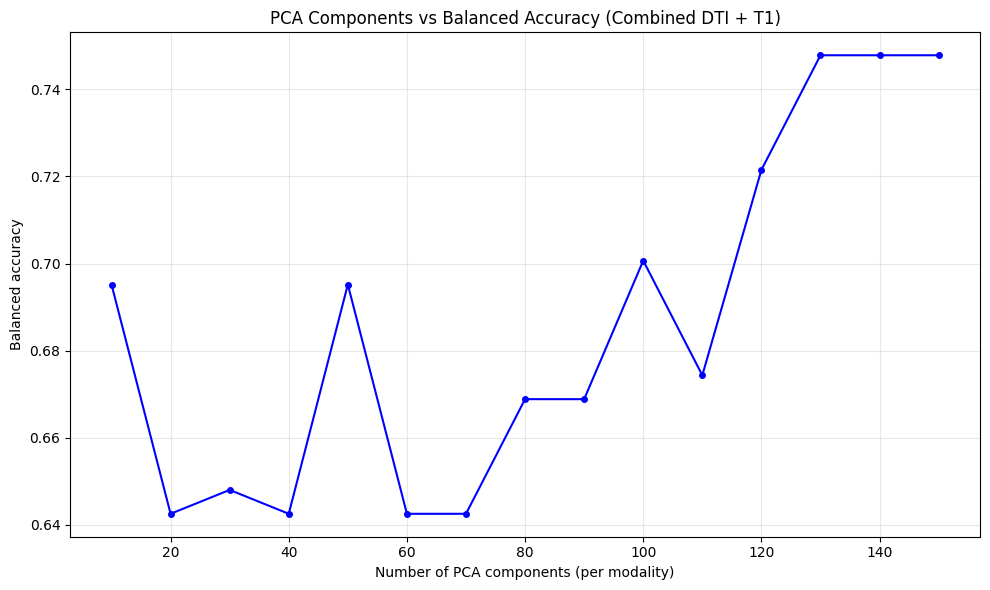
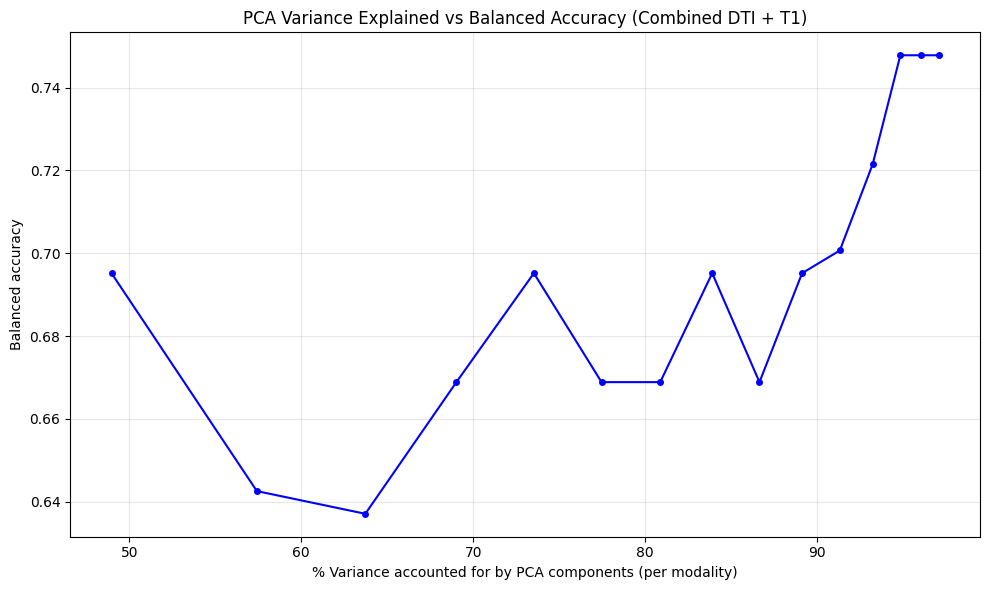
The change to this notebook cell's code, shown as a diff; its figure went from the first image to the second:
--- before
+++ after
@@ -7,4 +7,5 @@
 n_components_range = range(10, 151, 10)
 accuracies = []
+explained_vars_combined = []
 
 for n in tqdm(n_components_range, desc="PCA sweep"):
@@ -19,4 +20,8 @@
         test_parts.append(pca_model.transform(scaled_data[idx_test]))
 
+    explained_vars_combined.append(
+        np.mean([pca.explained_variance_ratio_.sum() for pca in pca_models]) * 100
+    )
+
     X_train = np.hstack(train_parts)
     X_test = np.hstack(test_parts)
@@ -28,8 +33,8 @@
 
 fig, ax = plt.subplots(figsize=(10, 6))
-ax.plot(list(n_components_range), accuracies, "b-o", markersize=4)
-ax.set_xlabel("Number of PCA components (per modality)")
+ax.plot(explained_vars_combined, accuracies, "b-o", markersize=4)
+ax.set_xlabel("% Variance accounted for by PCA components (per modality)")
 ax.set_ylabel("Balanced accuracy")
-ax.set_title("PCA Components vs Balanced Accuracy (Combined DTI + T1)")
+ax.set_title("PCA Variance Explained vs Balanced Accuracy (Combined DTI + T1)")
 ax.grid(True, alpha=0.3)
 plt.tight_layout()

Commit: Remove multiple Jupyter notebooks: cb_690_extract.ipynb, model_v1.ipynb, nx_mct_scatter_forest.ipynb, nx_mct.ipynb, and update model_eval.ipynb execution counts and output types.